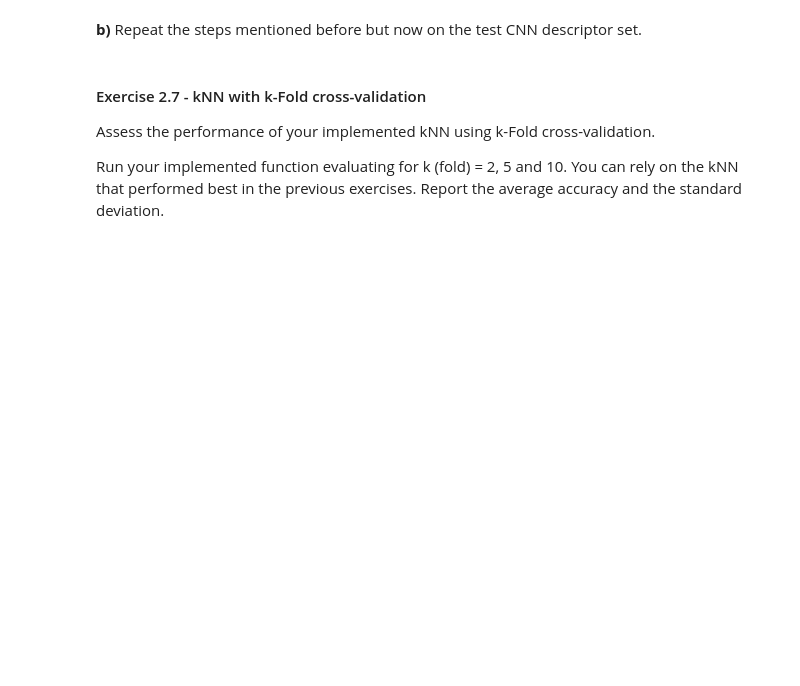
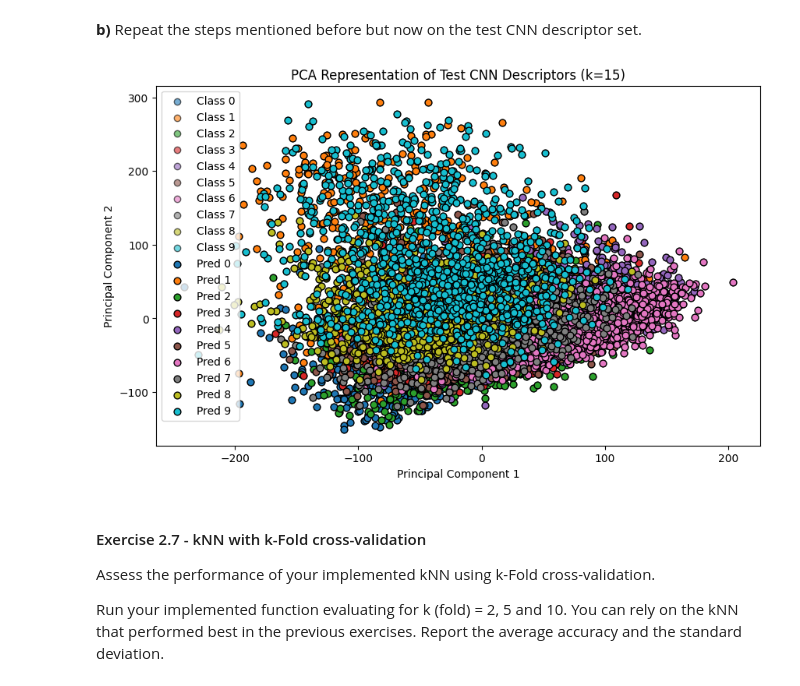
Before and after one commit to Daniel-Lizarazo-Fuentes/DataScience, a Jupyter notebook: cv&ic/Assignment 2 - Feature extraction and classification.ipynb, the cells around one changed output. Cells and saved outputs as stored; diff of their text form; code cells hidden in the pictures; blank space fills up the shorter version.

```diff
--- a/cv&ic/Assignment 2 - Feature extraction and classification.ipynb
+++ b/cv&ic/Assignment 2 - Feature extraction and classification.ipynb
@@ -134,7 +279,32 @@ Steps to follow:
 # %% [markdown]
 **b)** Repeat the steps mentioned before but now on the test CNN descriptor set.
 # %%
-# Ex.2.6b your code here
+# Ex.2.6b
+# Step 1: Predict labels for the test set
+test_predictions = knn_cnn.predict(cnn_test)
+
+# Step 2: Plot PCA-transformed test set
+plt.figure(figsize=(10, 6))
+
+# Plot ground truth labels (empty circles)
+for label in np.unique(labels_test):
+    idx = np.where(labels_test == label)
+    plt.scatter(cnn_test_pca[idx, 0], cnn_test_pca[idx, 1],
+                color=colors(label), edgecolors='black', marker='o', label=f'Class {label}', alpha=0.6)
+
+# Plot predicted labels (filled circles)
+for label in np.unique(test_predictions):
+    idx = np.where(test_predictions == label)
+    plt.scatter(cnn_test_pca[idx, 0], cnn_test_pca[idx, 1],
+                color=colors(label), edgecolors='black', marker='o', alpha=1, label=f'Pred {label}', s=40)
+
+plt.xlabel("Principal Component 1")
+plt.ylabel("Principal Component 2")
+plt.title(f"PCA Representation of Test CNN Descriptors (k={best_k})")
+plt.legend()
+plt.show()
+# %% [output]
+[figure, added]
 # %% [markdown]
 #### Exercise 2.7 - kNN with k-Fold cross-validation
 
```
Also changed, not shown: parts of 11 cells of this notebook.
